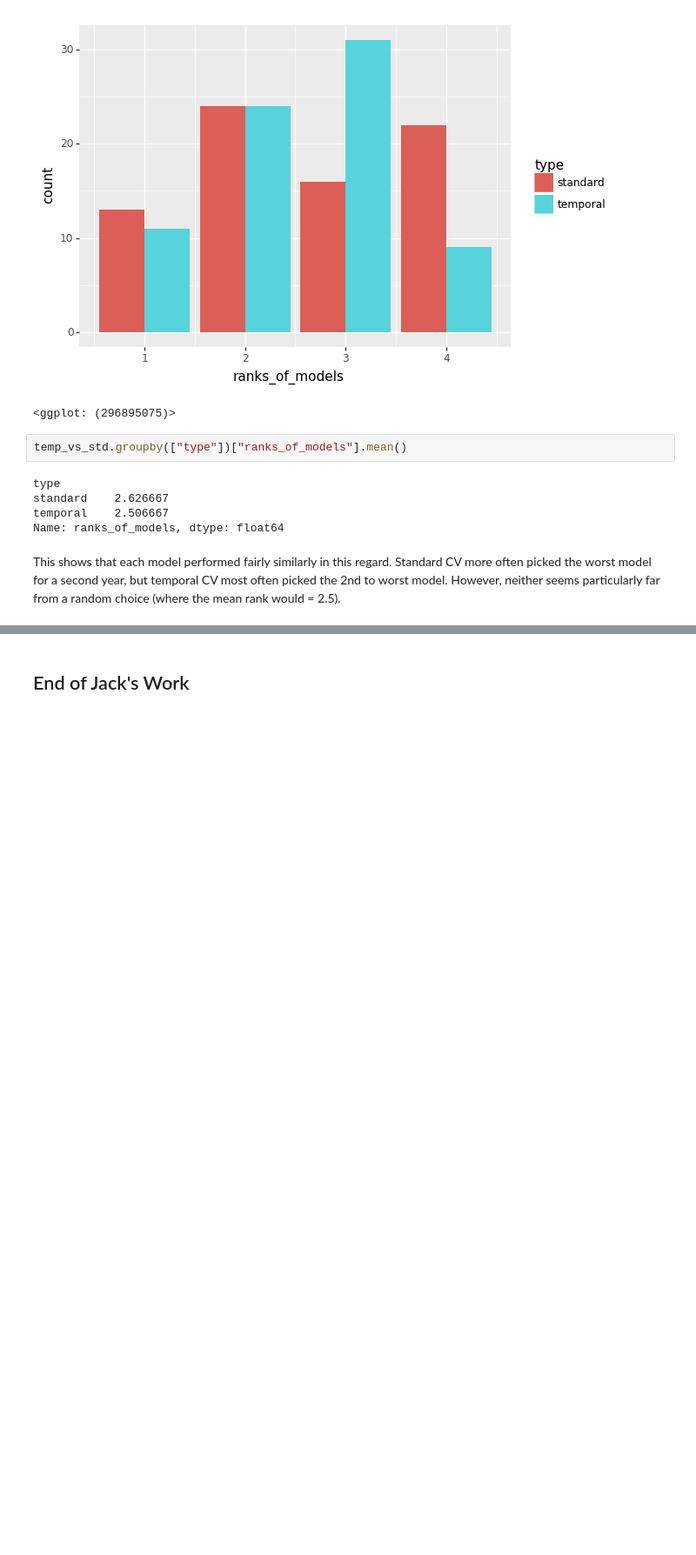
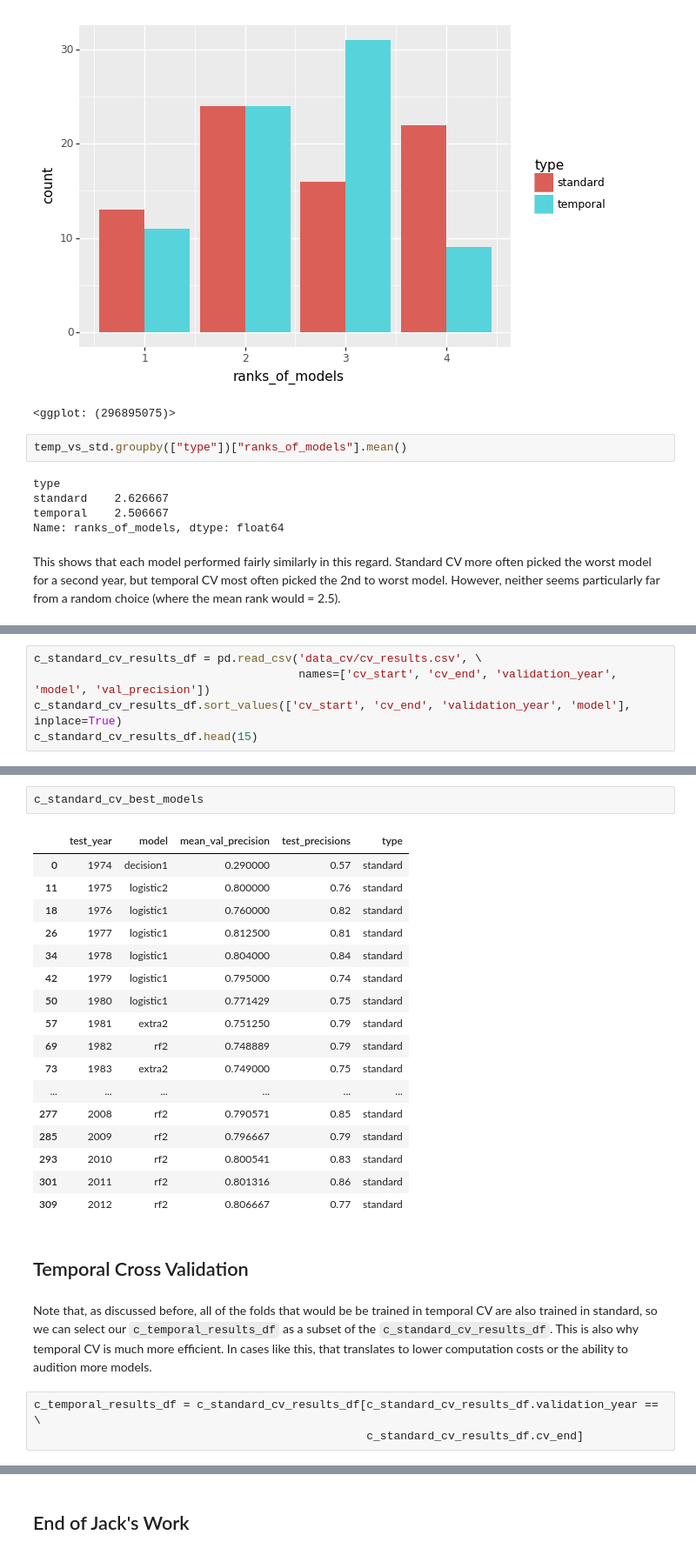
Before and after one commit to dssg/hitchhikers-guide, a Jupyter notebook: curriculum/3_modeling_and_machine_learning/machine-learning/predicting_GDP.ipynb, the cells around one changed output, grey strips where cells are left out. Shown: that part at 87% size. Cells and saved outputs as stored; diff of their text form; blank space fills up the shorter version.

```diff
--- a/curriculum/3_modeling_and_machine_learning/machine-learning/predicting_GDP.ipynb
+++ b/curriculum/3_modeling_and_machine_learning/machine-learning/predicting_GDP.ipynb
@@ -686,0 +795,5 @@ This shows that each model performed fairly similarly in this regard. Standard C
+# %%
+c_standard_cv_results_df = pd.read_csv('data_cv/cv_results.csv', \
+                                       names=['cv_start', 'cv_end', 'validation_year', 'model', 'val_precision'])
+c_standard_cv_results_df.sort_values(['cv_start', 'cv_end', 'validation_year', 'model'], inplace=True)
+c_standard_cv_results_df.head(15)
@@ -686,0 +847,27 @@ This shows that each model performed fairly similarly in this regard. Standard C
+# %%
+c_standard_cv_best_models
+# %% [output]
+|  | test_year | model | mean_val_precision | test_precisions | type |
+| 0 | 1974 | decision1 | 0.290000 | 0.57 | standard |
+| 11 | 1975 | logistic2 | 0.800000 | 0.76 | standard |
+| 18 | 1976 | logistic1 | 0.760000 | 0.82 | standard |
+| 26 | 1977 | logistic1 | 0.812500 | 0.81 | standard |
+| 34 | 1978 | logistic1 | 0.804000 | 0.84 | standard |
+| 42 | 1979 | logistic1 | 0.795000 | 0.74 | standard |
+| 50 | 1980 | logistic1 | 0.771429 | 0.75 | standard |
+| 57 | 1981 | extra2 | 0.751250 | 0.79 | standard |
+| 69 | 1982 | rf2 | 0.748889 | 0.79 | standard |
+| 73 | 1983 | extra2 | 0.749000 | 0.75 | standard |
+| ... | ... | ... | ... | ... | ... |
+| 277 | 2008 | rf2 | 0.790571 | 0.85 | standard |
+| 285 | 2009 | rf2 | 0.796667 | 0.79 | standard |
+| 293 | 2010 | rf2 | 0.800541 | 0.83 | standard |
+| 301 | 2011 | rf2 | 0.801316 | 0.86 | standard |
+| 309 | 2012 | rf2 | 0.806667 | 0.77 | standard |
+# %% [markdown]
+## Temporal Cross Validation
+# %% [markdown]
+Note that, as discussed before, all of the folds that would be be trained in temporal CV are also trained in standard, so we can select our `c_temporal_results_df` as a subset of the `c_standard_cv_results_df`. This is also why temporal CV is much more efficient. In cases like this, that translates to lower computation costs or the ability to audition more models.
+# %%
+c_temporal_results_df = c_standard_cv_results_df[c_standard_cv_results_df.validation_year == \
+                                                 c_standard_cv_results_df.cv_end]
```
Also changed, not shown: parts of 30 cells of this notebook, 2 other files.
